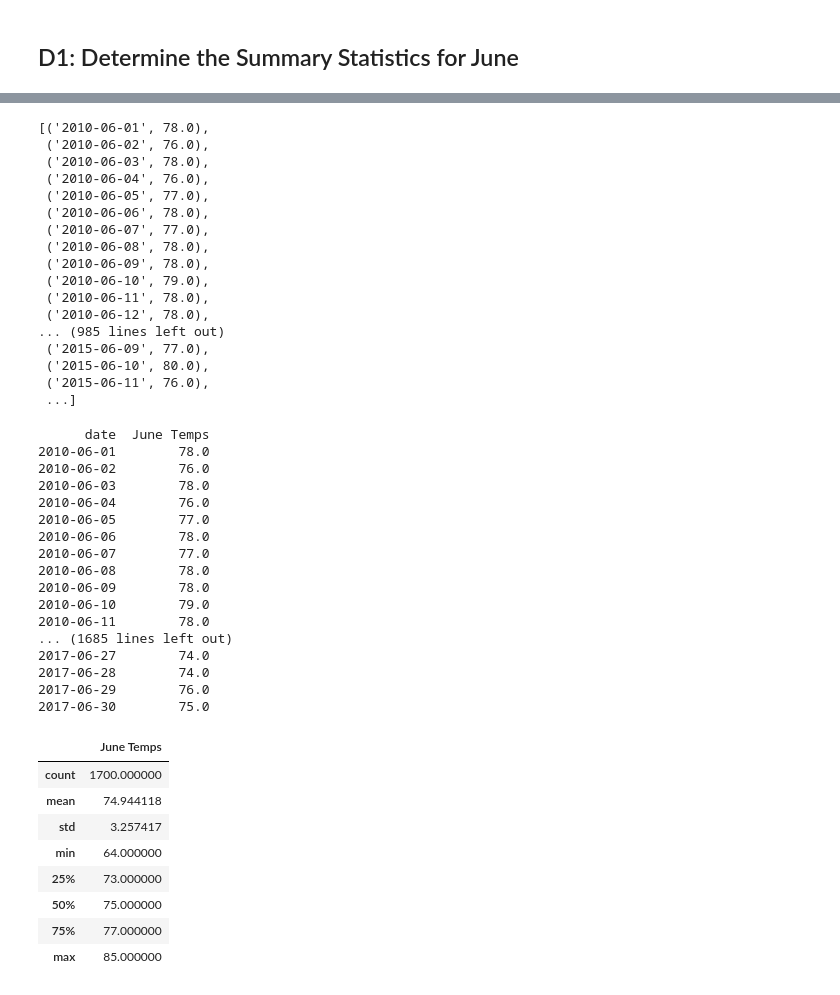
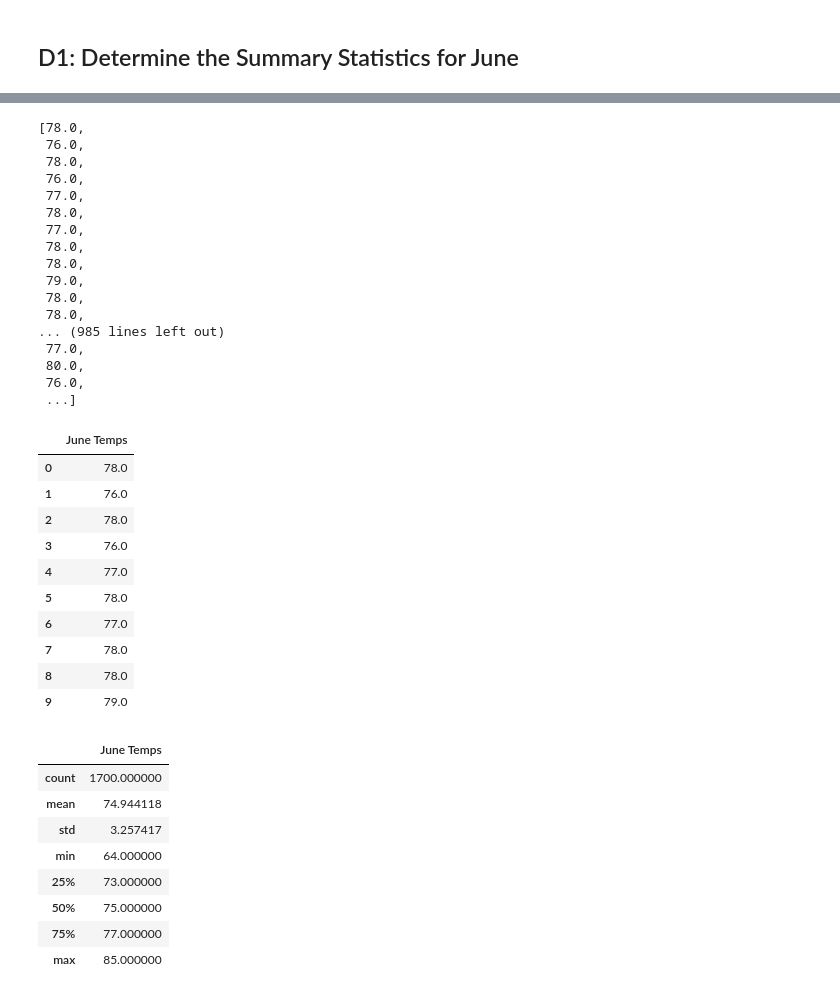
Before and after one commit to domivillacis/surfs_up, a Jupyter notebook: SurfsUp_Challenge.ipynb, the cells around one changed output, grey strips where cells are left out. Drawn from its saved outputs; the diff is of its cells as text; code cells hidden in the pictures.

```diff
--- a/SurfsUp_Challenge.ipynb
+++ b/SurfsUp_Challenge.ipynb
@@ -33,48 +52,41 @@ june_data = session.query(Measurement.date, Measurement.tobs).filter(extract('mo
 # %%
 # 2. Convert the June temperatures to a list.
-june_temps = list((june_data))
-june_temps
+june_temps_list = [temp.tobs for temp in june_data]
+june_temps_list
 # %% [output]
-[('2010-06-01', 78.0),
- ('2010-06-02', 76.0),
- ('2010-06-03', 78.0),
- ('2010-06-04', 76.0),
- ('2010-06-05', 77.0),
- ('2010-06-06', 78.0),
- ('2010-06-07', 77.0),
- ('2010-06-08', 78.0),
- ('2010-06-09', 78.0),
- ('2010-06-10', 79.0),
- ('2010-06-11', 78.0),
- ('2010-06-12', 78.0),
+[78.0,
+ 76.0,
+ 78.0,
+ 76.0,
+ 77.0,
+ 78.0,
+ 77.0,
+ 78.0,
+ 78.0,
+ 79.0,
+ 78.0,
+ 78.0,
 ... (985 lines left out)
- ('2015-06-09', 77.0),
- ('2015-06-10', 80.0),
- ('2015-06-11', 76.0),
+ 77.0,
+ 80.0,
+ 76.0,
  ...]
 # %%
 # 3. Create a DataFrame from the list of temperatures for the month of June.
-june_temp_df = pd.DataFrame(june_temps, columns=['date','June Temps'])
-june_temp_df.set_index(june_temp_df['date'], inplace=True)
-print(june_temp_df.to_string(index=False))
+june_temp_df = pd.DataFrame(june_temps_list, columns=['June Temps'])
+june_temp_df.head(10)
 # %% [output]
-      date  June Temps
-2010-06-01        78.0
-2010-06-02        76.0
-2010-06-03        78.0
-2010-06-04        76.0
-2010-06-05        77.0
-2010-06-06        78.0
-2010-06-07        77.0
-2010-06-08        78.0
-2010-06-09        78.0
-2010-06-10        79.0
-2010-06-11        78.0
-... (1685 lines left out)
-2017-06-27        74.0
-2017-06-28        74.0
-2017-06-29        76.0
-2017-06-30        75.0
+|  | June Temps |
+| 0 | 78.0 |
+| 1 | 76.0 |
+| 2 | 78.0 |
+| 3 | 76.0 |
+| 4 | 77.0 |
+| 5 | 78.0 |
+| 6 | 77.0 |
+| 7 | 78.0 |
+| 8 | 78.0 |
+| 9 | 79.0 |
 # %%
 # 4. Calculate and print out the summary statistics for the June temperature DataFrame.
 june_temp_df.describe()
```
Also changed, not shown: parts of 3 cells of this notebook.
